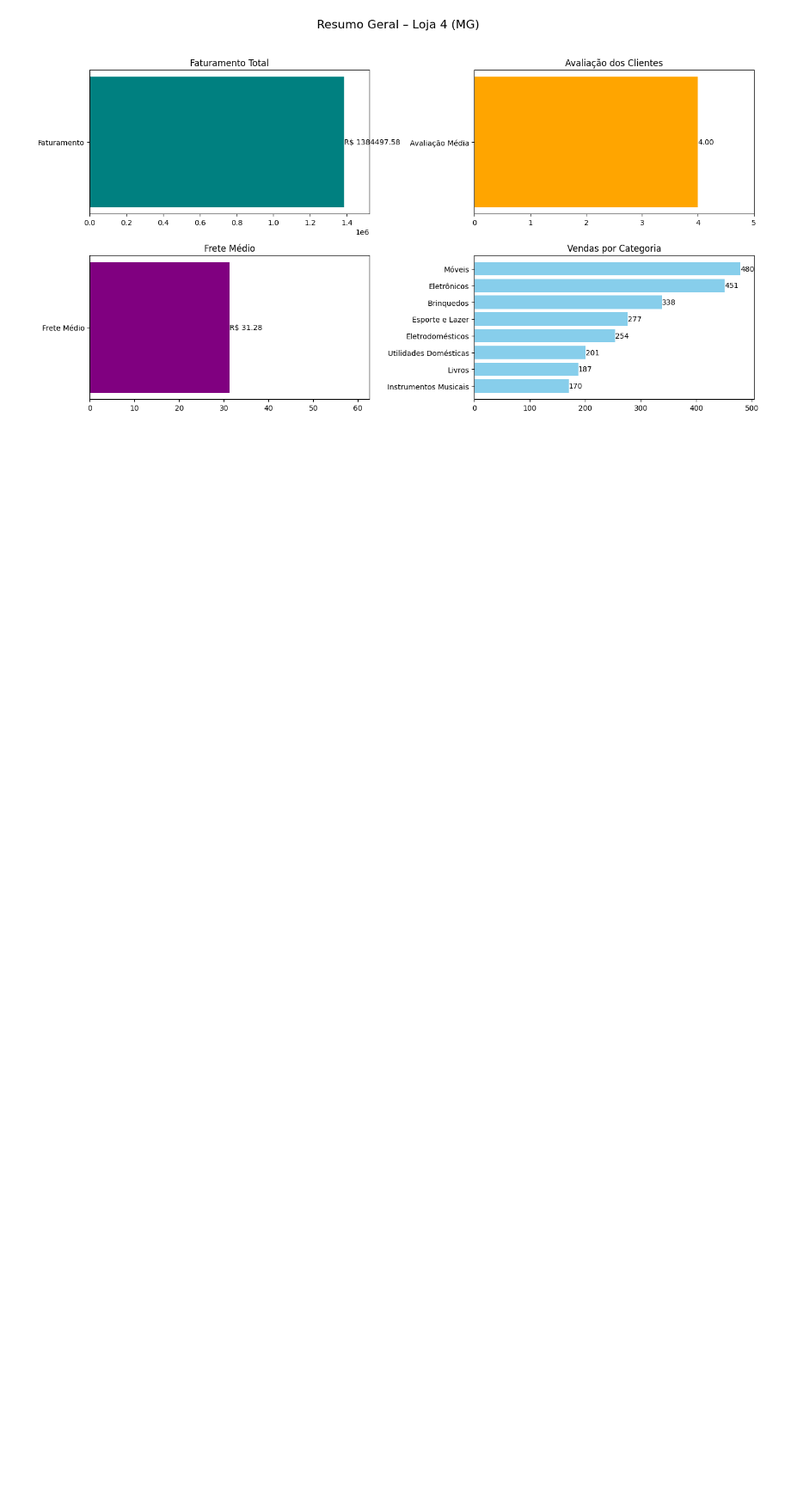
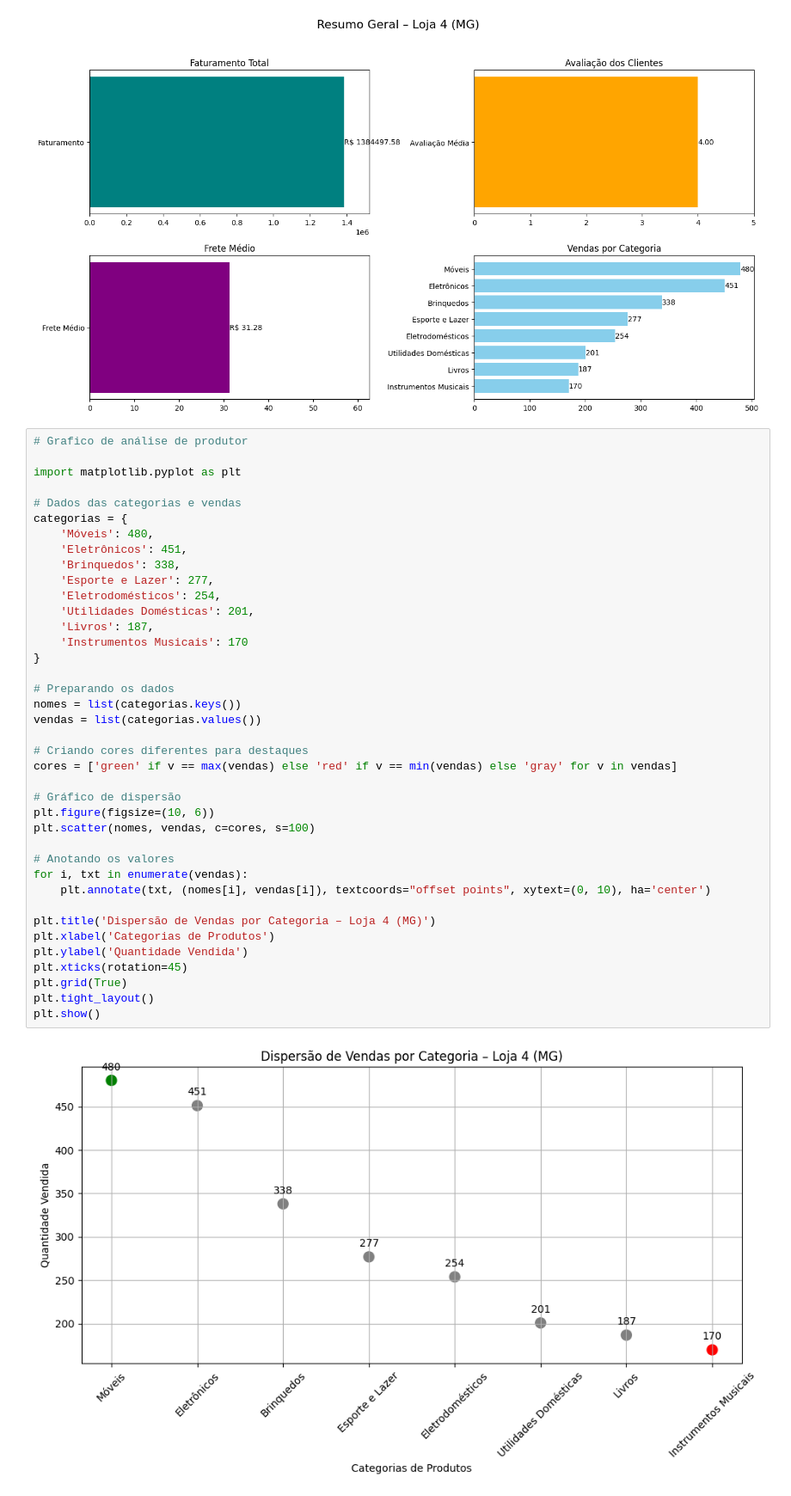
Before and after one commit to PalomaPaulaRibeiro/Challenge_Alura_Store_ProjectOne, a Jupyter notebook: AluraStoreBrPalomaRibeiro.ipynb, the cells around one changed output. Shown at 86% size. Drawn from its saved outputs; the diff is of its cells as text; blank space fills up the shorter version.

```diff
--- a/AluraStoreBrPalomaRibeiro.ipynb
+++ b/AluraStoreBrPalomaRibeiro.ipynb
@@ -579,3 +579,44 @@ plt.tight_layout(rect=[0, 0.03, 1, 0.95])
 plt.show()
 # %% [output]
 [figure]
+# %%
+# Grafico de análise de produtor
+
+import matplotlib.pyplot as plt
+
+# Dados das categorias e vendas
+categorias = {
+    'Móveis': 480,
+    'Eletrônicos': 451,
+    'Brinquedos': 338,
+    'Esporte e Lazer': 277,
+    'Eletrodomésticos': 254,
+    'Utilidades Domésticas': 201,
+    'Livros': 187,
+    'Instrumentos Musicais': 170
+}
+
+# Preparando os dados
+nomes = list(categorias.keys())
+vendas = list(categorias.values())
+
+# Criando cores diferentes para destaques
+cores = ['green' if v == max(vendas) else 'red' if v == min(vendas) else 'gray' for v in vendas]
+
+# Gráfico de dispersão
+plt.figure(figsize=(10, 6))
+plt.scatter(nomes, vendas, c=cores, s=100)
+
+# Anotando os valores
+for i, txt in enumerate(vendas):
+    plt.annotate(txt, (nomes[i], vendas[i]), textcoords="offset points", xytext=(0, 10), ha='center')
+
+plt.title('Dispersão de Vendas por Categoria – Loja 4 (MG)')
+plt.xlabel('Categorias de Produtos')
+plt.ylabel('Quantidade Vendida')
+plt.xticks(rotation=45)
+plt.grid(True)
+plt.tight_layout()
+plt.show()
+# %% [output]
+[figure, added]
```
